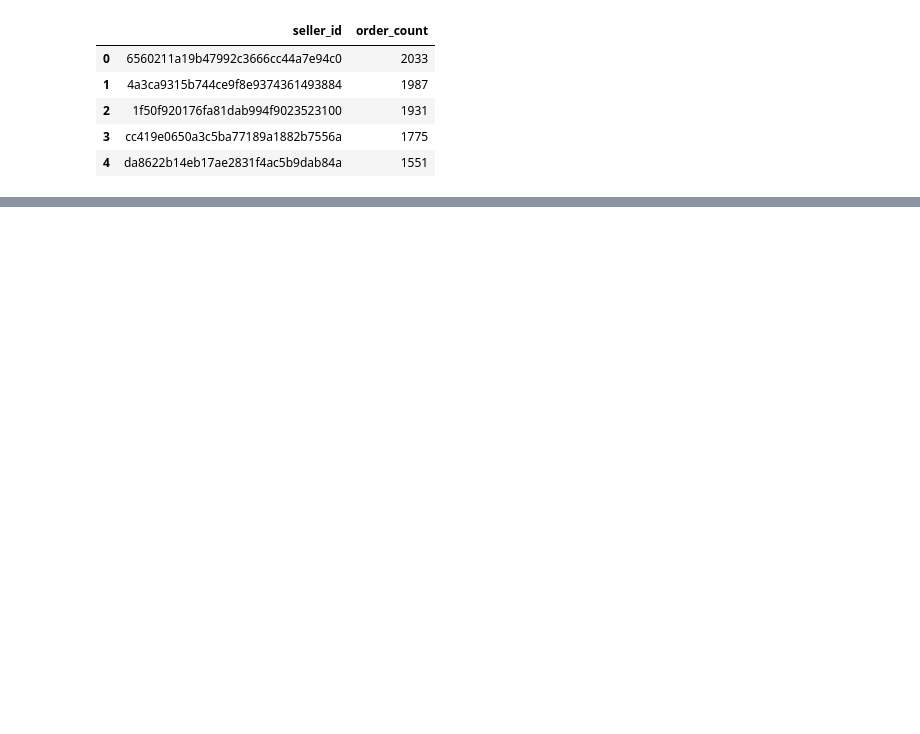
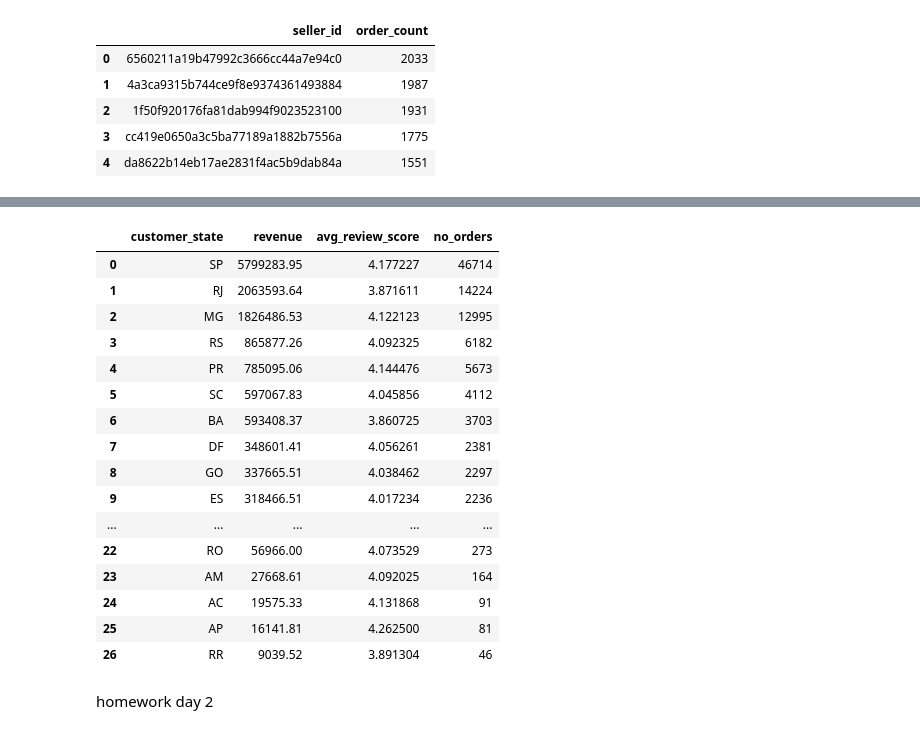
Before and after one commit to SimplyRamin/olist-customer-intelligence, a Jupyter notebook: notebooks/sql_practice.ipynb, the cells around one changed output, grey strips where cells are left out. Saved outputs shown, nothing was run; the diff lists cells and outputs as text; code cells hidden in the pictures; blank space fills up the shorter version.

```diff
--- a/notebooks/sql_practice.ipynb
+++ b/notebooks/sql_practice.ipynb
@@ -207,0 +357,35 @@ limit 5
+# %%
+q("""
+select
+    customers.customer_state,
+    sum(order_items.price + order_items.freight_value) as revenue,
+    avg(order_reviews.review_score) as avg_review_score,
+    count(*) as no_orders
+from customers
+left join orders on customers.customer_id = orders.customer_id
+left join order_items on orders.order_id = order_items.order_id
+left join order_reviews on orders.order_id = order_reviews.order_id
+where orders.order_status = 'delivered'
+group by customer_state
+order by revenue DESC
+""")
+# %% [output]
+|  | customer_state | revenue | avg_review_score | no_orders |
+| 0 | SP | 5799283.95 | 4.177227 | 46714 |
+| 1 | RJ | 2063593.64 | 3.871611 | 14224 |
+| 2 | MG | 1826486.53 | 4.122123 | 12995 |
+| 3 | RS | 865877.26 | 4.092325 | 6182 |
+| 4 | PR | 785095.06 | 4.144476 | 5673 |
+| 5 | SC | 597067.83 | 4.045856 | 4112 |
+| 6 | BA | 593408.37 | 3.860725 | 3703 |
+| 7 | DF | 348601.41 | 4.056261 | 2381 |
+| 8 | GO | 337665.51 | 4.038462 | 2297 |
+| 9 | ES | 318466.51 | 4.017234 | 2236 |
+| ... | ... | ... | ... | ... |
+| 22 | RO | 56966.00 | 4.073529 | 273 |
+| 23 | AM | 27668.61 | 4.092025 | 164 |
+| 24 | AC | 19575.33 | 4.131868 | 91 |
+| 25 | AP | 16141.81 | 4.262500 | 81 |
+| 26 | RR | 9039.52 | 3.891304 | 46 |
+# %% [markdown]
+homework day 2
```
Also changed, not shown: parts of 24 cells of this notebook, 11 other files.
